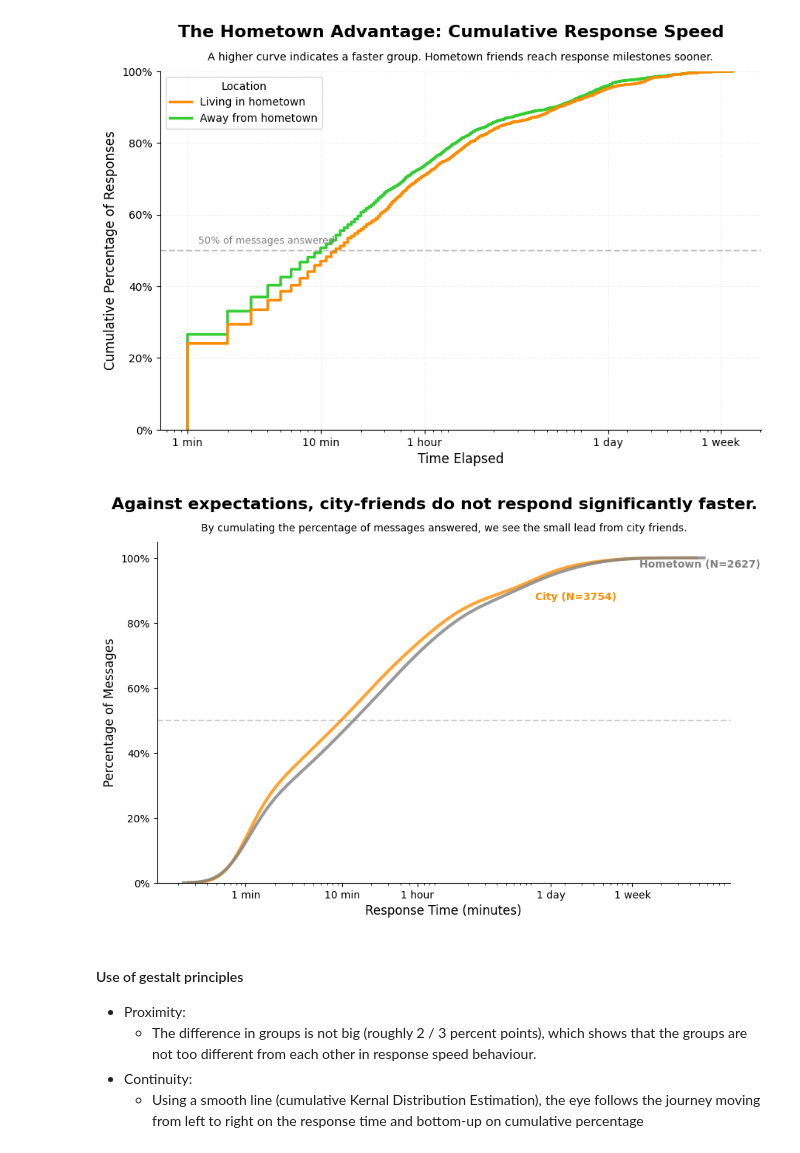
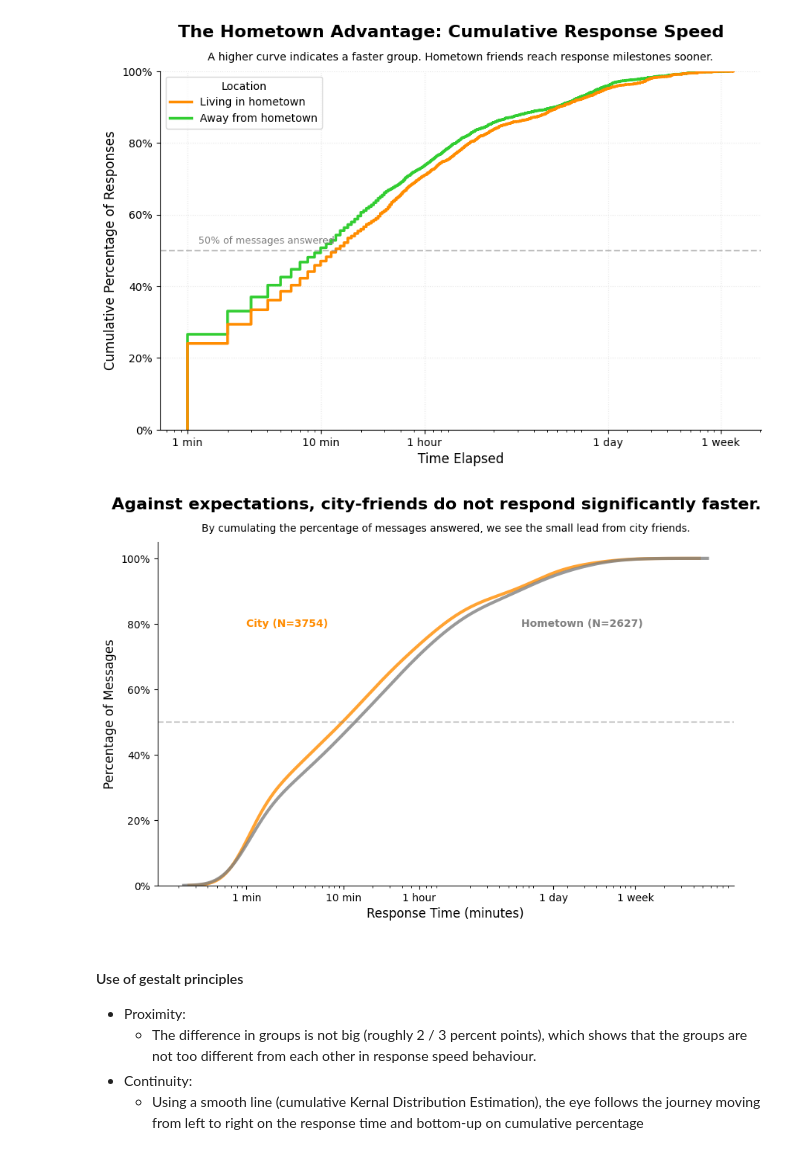
Before and after one commit to bashoogeventerink-max/DAV, a Jupyter notebook: notebooks/03-distributions.ipynb, the cells around one changed output. Drawn from its saved outputs; the diff is of its cells as text; code cells hidden in the pictures.

Commit message:
update distribution graph

```diff
--- a/notebooks/03-distributions.ipynb
+++ b/notebooks/03-distributions.ipynb
@@ -248,41 +248,41 @@ ax = sns.kdeplot(
     palette={"Village": "grey", "City": "darkorange"},
     log_scale=True,
     linewidth=3,
     alpha=0.8,
     legend=False
 )
 
-# 3. DIRECT LABELING (Gestalt: Proximity & Similarity)
-# We place the text at the end of the x-axis (approx 1 week)
-# and slightly offset the height so they don't overlap
-plt.text(12000, 0.98, f"Hometown (N={n_home})",
-         color='grey', fontweight='bold', va='center')
-plt.text(1000, 0.88, f"City (N={n_away})",
-         color='darkorange', fontweight='bold', va='center')
+# # 3. DIRECT LABELING (Gestalt: Proximity & Similarity)
+# # We place the text at the end of the x-axis (approx 1 week)
+# # and slightly offset the height so they don't overlap
+plt.text(12000, 0.8, f"Hometown (N={n_home})",
+         color='grey', fontweight='bold', ha='right', va='center')
+plt.text(1, 0.8, f"City (N={n_away})",
+         color='darkorange', fontweight='bold', ha='left', va='center')
 
 # 3. Relabel X-Axis (Human-readable)
 ticks = [1, 10, 60, 1440, 10080]
 labels = ["1 min", "10 min", "1 hour", "1 day", "1 week"]
 ax.set_xticks(ticks)
 ax.set_xticklabels(labels)
 
 # 4. Cleanup Y-axis (Percentage)
 plt.ylim(0, 1.05)
 ax.set_yticklabels(['0%', '20%', '40%', '60%', '80%', '100%'])
 
 # 5. Adding the 50% Median Marker (Gestalt: Focal Point)
 plt.axhline(0.5, color='gray', linestyle='--', alpha=0.4)
 
 # 6. Formatting for the Storyline
 plt.suptitle("Against expectations, city-friends do not respond significantly faster.", fontsize=16, fontweight="bold")
 plt.title("By cumulating the percentage of messages answered, we see the small lead from city friends.", fontsize=10, pad=10)
 plt.xlabel("Response Time (minutes)", fontsize=12)
 plt.ylabel("Percentage of Messages", fontsize=12)
 
 sns.despine()
 plt.show()
 # %% [output]
-[figure, old version]
+[figure, new version]
 # %% [markdown]
 #### Use of gestalt principles
 - Proximity:
```
